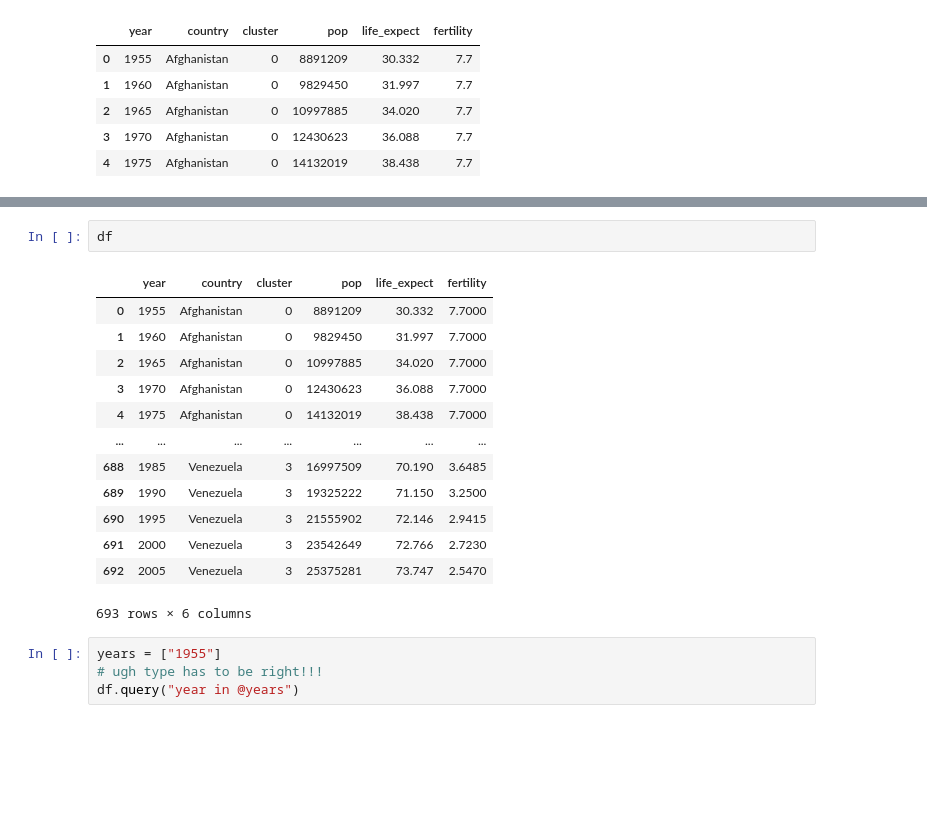
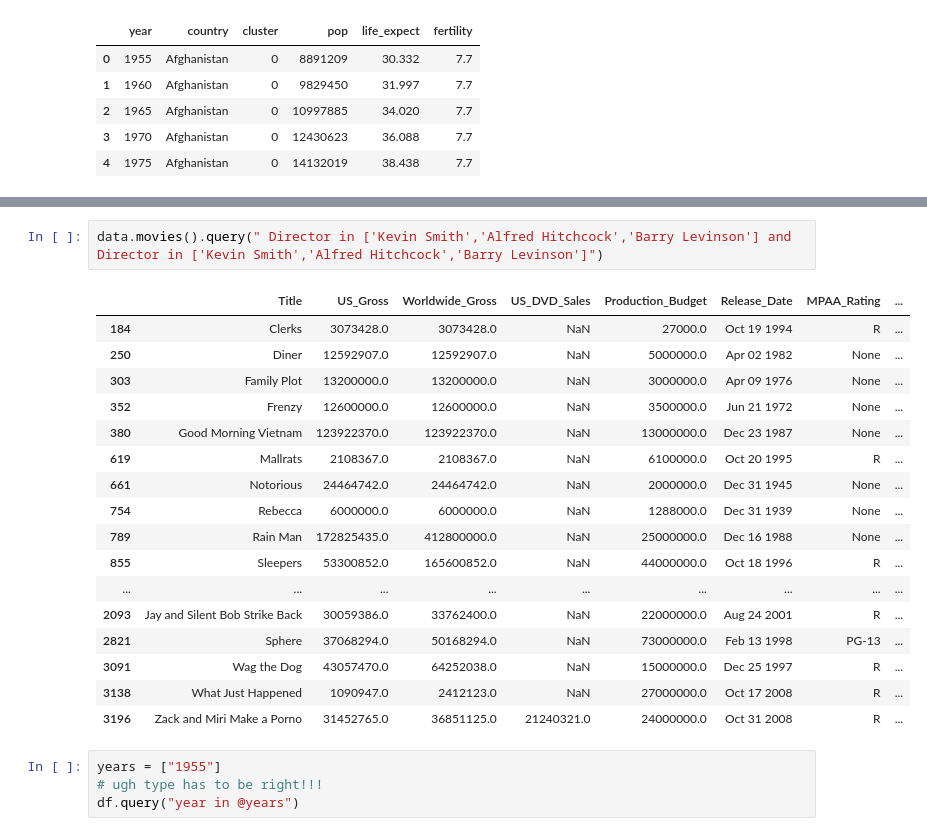
Before and after one commit to dwootton/Altair-Express, a Jupyter notebook: Untitled2.ipynb, the cells around one changed output, grey strips where cells are left out. Drawn from its saved outputs; the diff is of its cells as text; blank space fills up the shorter version.

```diff
--- a/Untitled2.ipynb
+++ b/Untitled2.ipynb
@@ -44,19 +54,23 @@ is agg y True
 # %%
-df
+data.movies().query(" Director in ['Kevin Smith','Alfred Hitchcock','Barry Levinson'] and  Director in ['Kevin Smith','Alfred Hitchcock','Barry Levinson']")
 # %% [output]
-|  | year | country | cluster | pop | life_expect | fertility |
-| 0 | 1955 | Afghanistan | 0 | 8891209 | 30.332 | 7.7000 |
-| 1 | 1960 | Afghanistan | 0 | 9829450 | 31.997 | 7.7000 |
-| 2 | 1965 | Afghanistan | 0 | 10997885 | 34.020 | 7.7000 |
-| 3 | 1970 | Afghanistan | 0 | 12430623 | 36.088 | 7.7000 |
-| 4 | 1975 | Afghanistan | 0 | 14132019 | 38.438 | 7.7000 |
-| ... | ... | ... | ... | ... | ... | ... |
-| 688 | 1985 | Venezuela | 3 | 16997509 | 70.190 | 3.6485 |
-| 689 | 1990 | Venezuela | 3 | 19325222 | 71.150 | 3.2500 |
-| 690 | 1995 | Venezuela | 3 | 21555902 | 72.146 | 2.9415 |
-| 691 | 2000 | Venezuela | 3 | 23542649 | 72.766 | 2.7230 |
-| 692 | 2005 | Venezuela | 3 | 25375281 | 73.747 | 2.5470 |
+|  | Title | US_Gross | Worldwide_Gross | US_DVD_Sales | Production_Budget | Release_Date | MPAA_Rating | ... |
+| 184 | Clerks | 3073428.0 | 3073428.0 | NaN | 27000.0 | Oct 19 1994 | R | ... |
+| 250 | Diner | 12592907.0 | 12592907.0 | NaN | 5000000.0 | Apr 02 1982 | None | ... |
+| 303 | Family Plot | 13200000.0 | 13200000.0 | NaN | 3000000.0 | Apr 09 1976 | None | ... |
+| 352 | Frenzy | 12600000.0 | 12600000.0 | NaN | 3500000.0 | Jun 21 1972 | None | ... |
+| 380 | Good Morning Vietnam | 123922370.0 | 123922370.0 | NaN | 13000000.0 | Dec 23 1987 | None | ... |
+| 619 | Mallrats | 2108367.0 | 2108367.0 | NaN | 6100000.0 | Oct 20 1995 | R | ... |
+| 661 | Notorious | 24464742.0 | 24464742.0 | NaN | 2000000.0 | Dec 31 1945 | None | ... |
+| 754 | Rebecca | 6000000.0 | 6000000.0 | NaN | 1288000.0 | Dec 31 1939 | None | ... |
+| 789 | Rain Man | 172825435.0 | 412800000.0 | NaN | 25000000.0 | Dec 16 1988 | None | ... |
+| 855 | Sleepers | 53300852.0 | 165600852.0 | NaN | 44000000.0 | Oct 18 1996 | R | ... |
+| ... | ... | ... | ... | ... | ... | ... | ... | ... |
+| 2093 | Jay and Silent Bob Strike Back | 30059386.0 | 33762400.0 | NaN | 22000000.0 | Aug 24 2001 | R | ... |
+| 2821 | Sphere | 37068294.0 | 50168294.0 | NaN | 73000000.0 | Feb 13 1998 | PG-13 | ... |
+| 3091 | Wag the Dog | 43057470.0 | 64252038.0 | NaN | 15000000.0 | Dec 25 1997 | R | ... |
+| 3138 | What Just Happened | 1090947.0 | 2412123.0 | NaN | 27000000.0 | Oct 17 2008 | R | ... |
+| 3196 | Zack and Miri Make a Porno | 31452765.0 | 36851125.0 | 21240321.0 | 24000000.0 | Oct 31 2008 | R | ... |
-693 rows × 6 columns
 # %%
 years = ["1955"]
 # ugh type has to be right!!!
```
Also changed, not shown: parts of 6 cells of this notebook, 42 other files.
